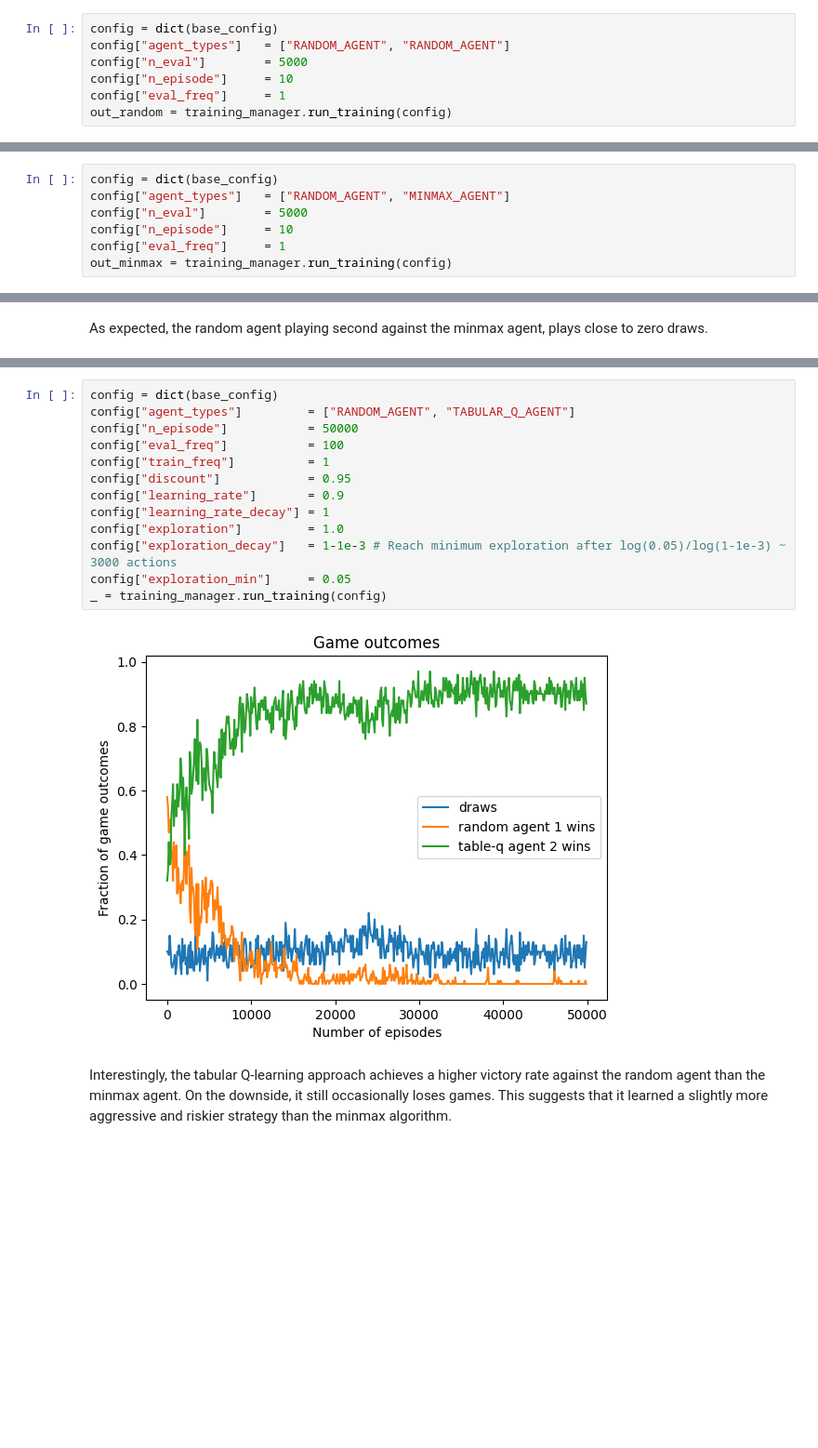
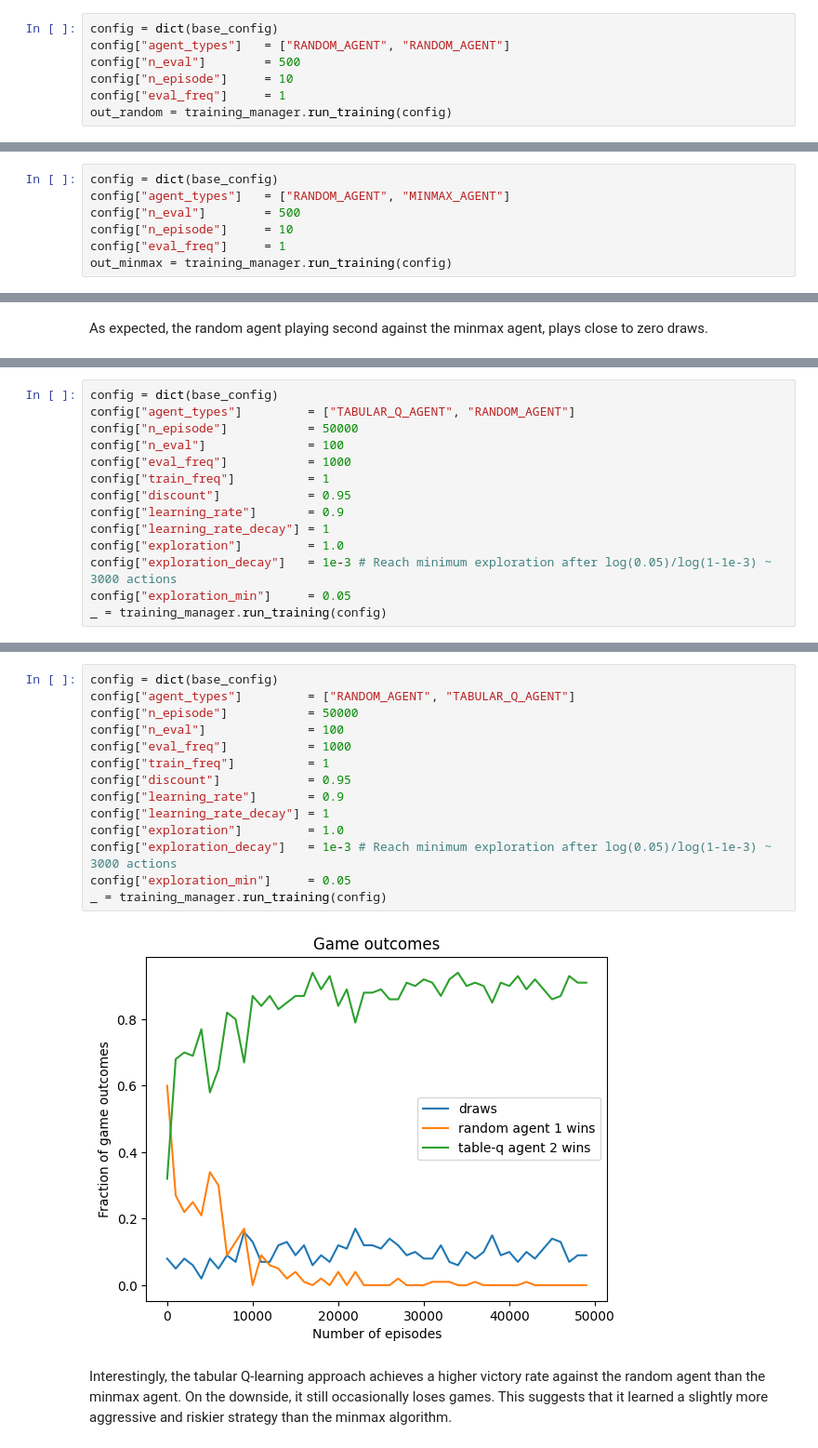
Before and after one commit to KunkelAlexander/tictactoe_rl, a Jupyter notebook: analysis.ipynb, the cells around one changed output, grey strips where cells are left out. Shown at 93% size. Saved outputs shown, nothing was run; the diff lists cells and outputs as text; blank space fills up the shorter version.

```diff
--- a/analysis.ipynb
+++ b/analysis.ipynb
@@ -45,7 +44,7 @@ We first establish the baseline performance of an agent taking random moves play
 # %%
 config = dict(base_config)
 config["agent_types"]   = ["RANDOM_AGENT", "RANDOM_AGENT"]
-config["n_eval"]        = 5000
+config["n_eval"]        = 500
 config["n_episode"]     = 10
 config["eval_freq"]     = 1
 out_random = training_manager.run_training(config)
@@ -56,7 +57,7 @@ Playing first gives the random player an advantage of winning close to 60% of th
 # %%
 config = dict(base_config)
 config["agent_types"]   = ["RANDOM_AGENT", "MINMAX_AGENT"]
-config["n_eval"]        = 5000
+config["n_eval"]        = 500
 config["n_episode"]     = 10
 config["eval_freq"]     = 1
 out_minmax = training_manager.run_training(config)
@@ -129,0 +136,14 @@ The reward system is structured as follows in this and all the following Q learn
+# %%
+config = dict(base_config)
+config["agent_types"]         = ["TABULAR_Q_AGENT", "RANDOM_AGENT"]
+config["n_episode"]           = 50000
+config["n_eval"]              = 100
+config["eval_freq"]           = 1000
+config["train_freq"]          = 1
+config["discount"]            = 0.95
+config["learning_rate"]       = 0.9
+config["learning_rate_decay"] = 1
+config["exploration"]         = 1.0
+config["exploration_decay"]   = 1e-3 # Reach minimum exploration after log(0.05)/log(1-1e-3) ~ 3000 actions
+config["exploration_min"]     = 0.05
+_ = training_manager.run_training(config)
@@ -130,18 +152,19 @@ The reward system is structured as follows in this and all the following Q learn
 # %%
 config = dict(base_config)
 config["agent_types"]         = ["RANDOM_AGENT", "TABULAR_Q_AGENT"]
 config["n_episode"]           = 50000
-config["eval_freq"]           = 100
+config["n_eval"]              = 100
+config["eval_freq"]           = 1000
 config["train_freq"]          = 1
 config["discount"]            = 0.95
 config["learning_rate"]       = 0.9
 config["learning_rate_decay"] = 1
 config["exploration"]         = 1.0
-config["exploration_decay"]   = 1-1e-3 # Reach minimum exploration after log(0.05)/log(1-1e-3) ~ 3000 actions
+config["exploration_decay"]   = 1e-3 # Reach minimum exploration after log(0.05)/log(1-1e-3) ~ 3000 actions
 config["exploration_min"]     = 0.05
 _ = training_manager.run_training(config)
 # %% [output]
-[figure, old version]
+[figure, new version]
 # %% [markdown]
 Interestingly, the tabular Q-learning approach achieves a higher victory rate against the random agent than the minmax agent. On the downside, it still occasionally loses games. This suggests that it learned a slightly more aggressive and riskier strategy than the minmax algorithm.
 # %%
```
Also changed, not shown: parts of 108 cells of this notebook.
